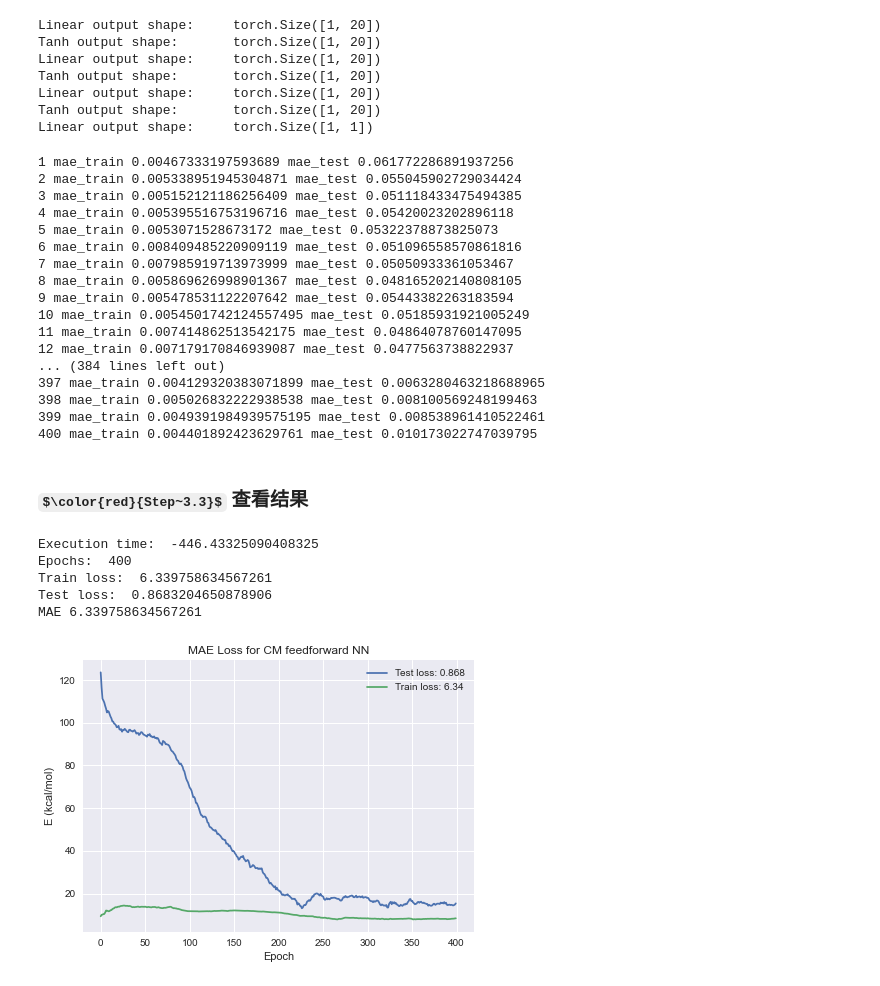
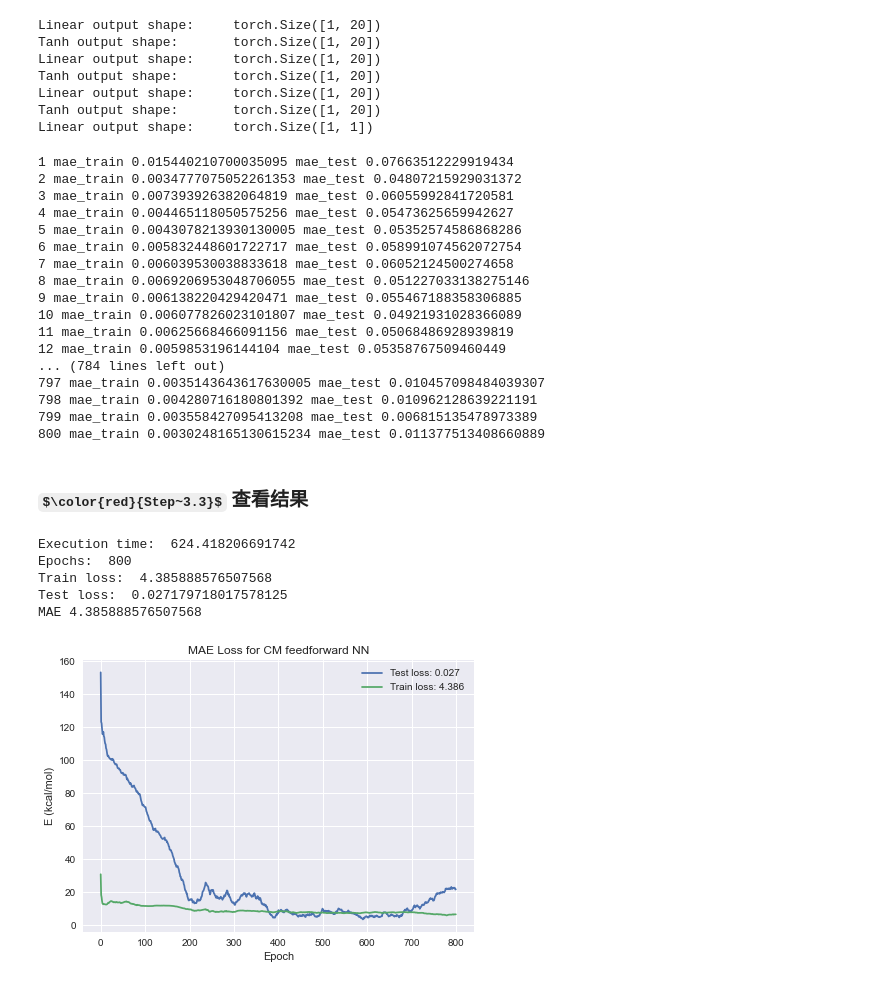
Before and after one commit to wowrj/Predicting-Atomization-Energy, a Jupyter notebook: Predicting Atomization Energy.ipynb, the cells around one changed output. Drawn from its saved outputs; the diff is of its cells as text; code cells hidden in the pictures; some formulas as TeX source.

```diff
--- a/Predicting Atomization Energy.ipynb
+++ b/Predicting Atomization Energy.ipynb
@@ -304,7 +304,7 @@ learning_rate = 0.001
 optimizer = torch.optim.Adam(model_eigen.parameters(),lr=learning_rate,betas=(0.9,0.999),eps=1e-08,weight_decay=0.0)
 # 初始化 early_stopping 对象
 batch_size = 100	# 或其他，该参数属于超参，对于如何选择超参，你可以参考下我的上一篇博客
-n_epochs = 150
+n_epochs = 800
 #----------------------------------------------------------------
 # 训练模型，直到 epoch == n_epochs 或者触发 early_stopping 结束训练
 trlo=[]
@@ -486,12 +486,11 @@ criterion = nn.L1Loss()	# mae
 # 指定优化器，可以是其他
 learning_rate = 0.001
 optimizer = torch.optim.Adam(model_onedim.parameters(),lr=learning_rate,betas=(0.9,0.999),eps=1e-08,weight_decay=0.0)
-# 初始化 early_stopping 对象
-batch_size = 100	# 或其他，该参数属于超参，对于如何选择超参，你可以参考下我的上一篇博客
-n_epochs = 400	# 可以设置大一些，毕竟你是希望通过 early stopping 来结束模型训练
+batch_size = 100
+n_epochs = 800
 
 #----------------------------------------------------------------
-# 训练模型，直到 epoch == n_epochs
+# 训练模型，
 trlo=[]
 valo=[]
 start=time.time()
@@ -527,24 +526,25 @@ for epoch in range(1, n_epochs + 1):
 	valo.append(valid_loss.item())
 	print(epoch,'mae_train',loss.item(),'mae_test',valid_loss.item())
 torch.save(model_onedim.state_dict(), 'model3.pt')
+end=time.time()
 # %% [output]
-1 mae_train 0.00467333197593689 mae_test 0.061772286891937256
-2 mae_train 0.005338951945304871 mae_test 0.055045902729034424
-3 mae_train 0.005152121186256409 mae_test 0.051118433475494385
-4 mae_train 0.005395516753196716 mae_test 0.05420023202896118
-5 mae_train 0.0053071528673172 mae_test 0.05322378873825073
-6 mae_train 0.008409485220909119 mae_test 0.051096558570861816
-7 mae_train 0.007985919713973999 mae_test 0.05050933361053467
-8 mae_train 0.005869626998901367 mae_test 0.048165202140808105
-9 mae_train 0.005478531122207642 mae_test 0.05443382263183594
-10 mae_train 0.0054501742124557495 mae_test 0.05185931921005249
-11 mae_train 0.007414862513542175 mae_test 0.04864078760147095
-12 mae_train 0.007179170846939087 mae_test 0.0477563738822937
-... (384 lines left out)
-397 mae_train 0.004129320383071899 mae_test 0.0063280463218688965
-398 mae_train 0.005026832222938538 mae_test 0.008100569248199463
-399 mae_train 0.0049391984939575195 mae_test 0.008538961410522461
-400 mae_train 0.004401892423629761 mae_test 0.010173022747039795
+1 mae_train 0.015440210700035095 mae_test 0.07663512229919434
+2 mae_train 0.0034777075052261353 mae_test 0.04807215929031372
+3 mae_train 0.007393926382064819 mae_test 0.06055992841720581
+4 mae_train 0.004465118050575256 mae_test 0.05473625659942627
+5 mae_train 0.0043078213930130005 mae_test 0.05352574586868286
+6 mae_train 0.005832448601722717 mae_test 0.058991074562072754
+7 mae_train 0.006039530038833618 mae_test 0.06052124500274658
+8 mae_train 0.0069206953048706055 mae_test 0.051227033138275146
+9 mae_train 0.006138220429420471 mae_test 0.055467188358306885
+10 mae_train 0.006077826023101807 mae_test 0.04921931028366089
+11 mae_train 0.00625668466091156 mae_test 0.05068486928939819
+12 mae_train 0.0059853196144104 mae_test 0.05358767509460449
+... (784 lines left out)
+797 mae_train 0.0035143643617630005 mae_test 0.010457098484039307
+798 mae_train 0.004280716180801392 mae_test 0.010962128639221191
+799 mae_train 0.003558427095413208 mae_test 0.006815135478973389
+800 mae_train 0.0030248165130615234 mae_test 0.011377513408660889
 # %% [markdown]
 ###  $\color{red}{Step~3.3}$  查看结果
 # %%
@@ -555,24 +555,25 @@ print('Train loss: ', 2000*min(trlo))
 print('Test loss: ', 2000*min(valo))
 print("MAE",2000*min(trlo))
 # %% [output]
-Execution time:  -446.43325090408325
-Epochs:  400
-Train loss:  6.339758634567261
-Test loss:  0.8683204650878906
-MAE 6.339758634567261
+Execution time:  624.418206691742
+Epochs:  800
+Train loss:  4.385888576507568
+Test loss:  0.027179718017578125
+MAE 4.385888576507568
 # %%
+plt.style.use('seaborn')
 plt.figure(figsize=(7,5))
 train_label = "Train loss: {}".format(np.round(np.min(np.array(trlo))*2000, 3))
 test_label = "Test loss: {}".format(np.round(np.min(np.array(valo))*2000, 3))
-(pd.Series(valo).ewm(alpha=0.1).mean()*2000).plot(label=test_label)#作图曲线平滑一点
+(pd.Series(valo).ewm(alpha=.1).mean()*2000).plot(label=test_label)#作图曲线平滑一点
 (pd.Series(trlo).ewm(alpha=.1).mean()*2000).plot(label=train_label)
 plt.legend()
 plt.title('MAE Loss for CM feedforward NN')
 plt.xlabel('Epoch')
 plt.ylabel('E (kcal/mol)')
 plt.show()
 # %% [output]
-[figure, old version]
+[figure, new version]
 # %%
 pre3=[]
 for i in range(len(y_scaled)):
```
Also changed, not shown: parts of 6 cells of this notebook.
